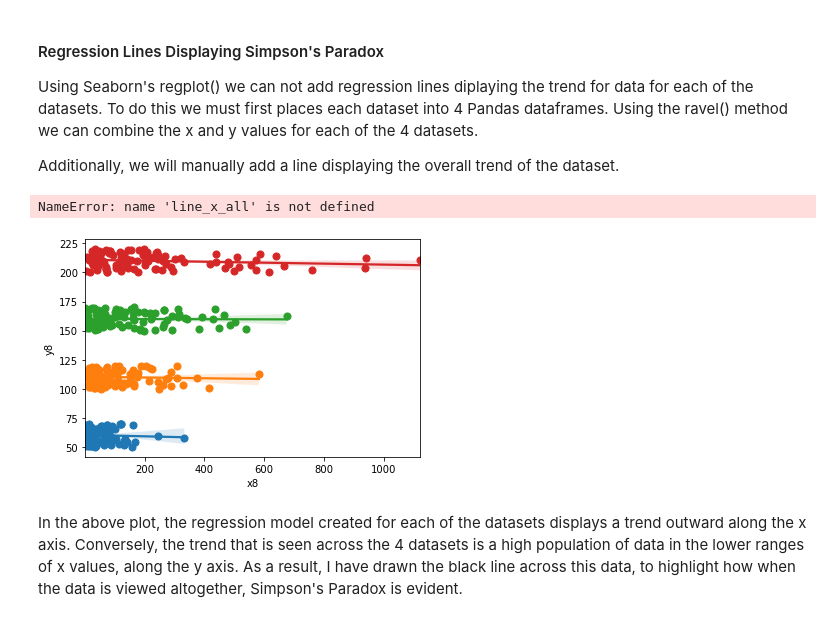
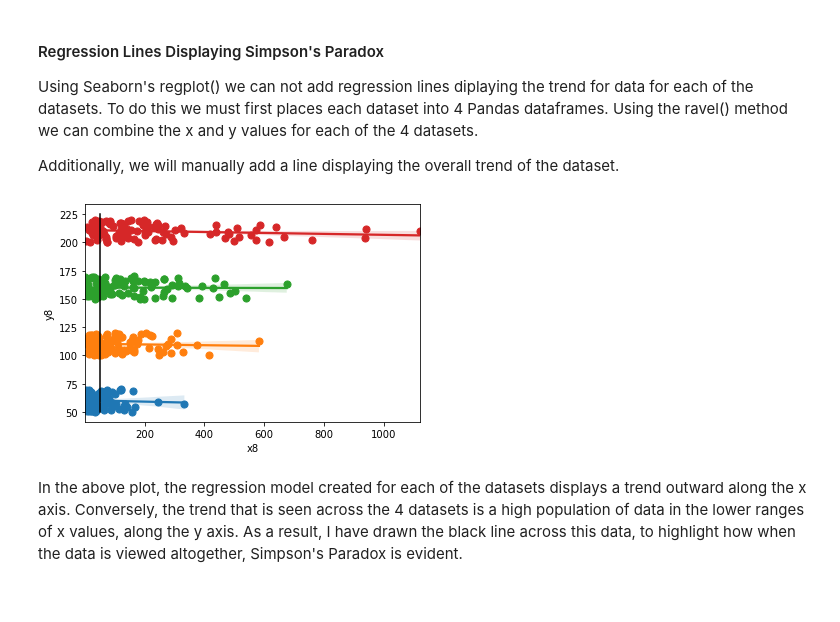
Before and after one commit to PJFinnerty/Tasks-2020---Fundamentals-of-DA, a Jupyter notebook: Tasks-2020-PeterFinnerty.ipynb, the cells around one changed output. Saved outputs shown, nothing was run; the diff lists cells and outputs as text; code cells hidden in the pictures.

```diff
--- a/Tasks-2020-PeterFinnerty.ipynb
+++ b/Tasks-2020-PeterFinnerty.ipynb
@@ -739,26 +739,24 @@ Additionally, we will manually add a line displaying the overall trend of the da
 # %%
 # Create 4 dataframes for x and y using ravel method()
 df1 = pd.DataFrame( { "x5": x5.ravel(), "y5": y5.ravel() } )
 df2 = pd.DataFrame( { "x6": x6.ravel(), "y6": y6.ravel()  } )
 df3 = pd.DataFrame( { "x7": x7.ravel(), "y7": y7.ravel()  } )
 df4 = pd.DataFrame( { "x8": x8.ravel(), "y8": y8.ravel()  } )
 
 # Plot using regplot(), setting x_estimator to np.mean
 n = sns.regplot(x="x5", y="y5", data=df1, x_estimator=np.mean)
 m = sns.regplot(x="x6", y="y6", data=df2, x_estimator=np.mean)
 v =sns.regplot(x="x7", y="y7", data=df3, x_estimator=np.mean)
 b = sns.regplot(x="x8", y="y8", data=df4, x_estimator=np.mean)
-plt.plot(line_x_all, line_y_all, color='black')
 
 # Plot line showing concentration of points across 4 datasets
 line_x_all = [50, 50]
 line_y_all = [50, 225]
 plt.plot(line_x_all, line_y_all, color='black')
 
 plt.show()
 # %% [output]
-NameError: name 'line_x_all' is not defined
-[figure, old version]
+[figure, new version]
 # %% [markdown]
 In the above plot, the regression model created for each of the datasets displays a trend outward along the x axis. Conversely, the trend that is seen across the 4 datasets is a high population of data in the lower ranges of x values, along the y axis. As a result, I have drawn the black line across this data, to highlight how when the data is viewed altogether, Simpson's Paradox is evident.
 # %% [markdown]
```
Also changed, not shown: 8 other files.
